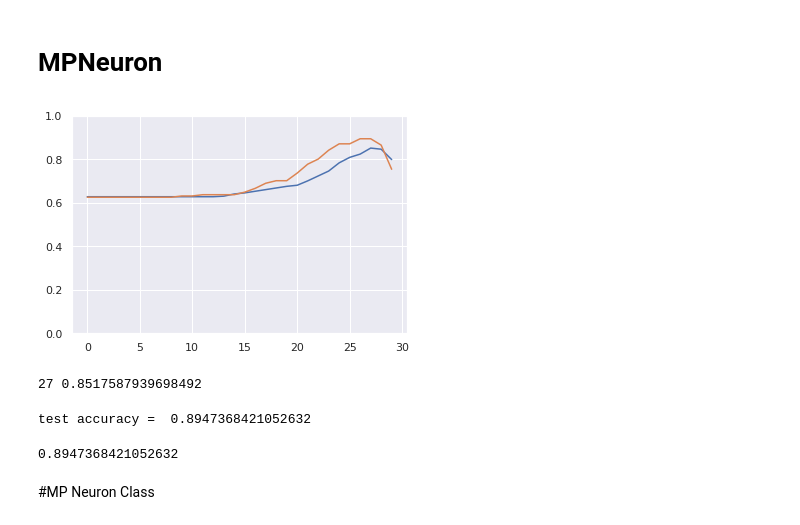
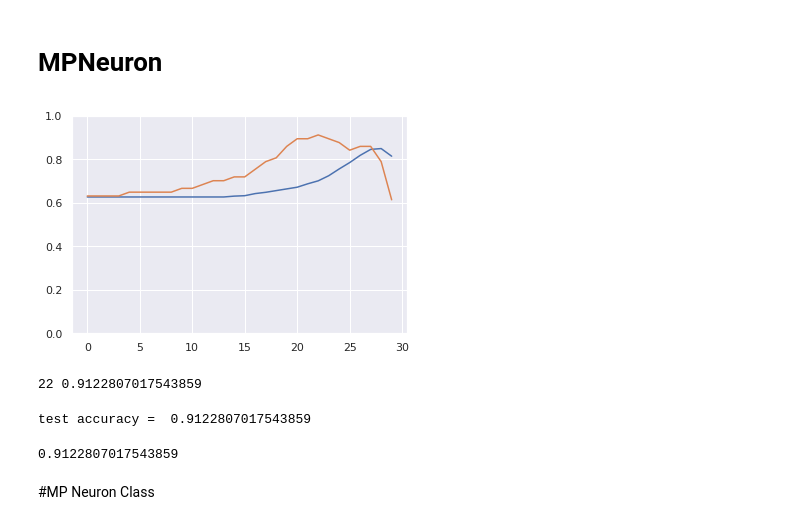
Before and after one commit to championballer/one-fourth-labs-deep-learning, a Jupyter notebook: Lecture 7 - MCP and Perceptron Code/0922_MPNeuronAndPerceptron.ipynb, the cells around one changed output. Saved outputs shown, nothing was run; the diff lists cells and outputs as text; code cells hidden in the pictures.

```diff
--- a/Lecture 7 - MCP and Perceptron Code/0922_MPNeuronAndPerceptron.ipynb
+++ b/Lecture 7 - MCP and Perceptron Code/0922_MPNeuronAndPerceptron.ipynb
@@ -148,7 +148,7 @@ print(y.mean(),y_train.mean(),y_test.mean())
 # %% [markdown]
 To have same split always (so that results are reproducible in future runs of the algorithm), we need to send random state argument, which is also referred to as seed of the splitter. The state doesn't matter.
 # %%
-x_train,x_test,y_train,y_test = train_test_split(x,y,test_size=0.3,stratify=y,random_state=1)
+x_train,x_test,y_train,y_test = train_test_split(x,y,test_size=0.1,stratify=y,random_state=1)
 # %% [markdown]
 # Binarisation of input
 # %%
@@ -201,9 +203,9 @@ x_btest = x_btest.values
 # %%
 from random import randint
 # %%
-y_preds = []
-optimal_b = 0
-max_accuracy = 0
+y_train_preds = []
+optimal_train_b = 0
+max_train_accuracy = 0
 
 train_accuracies = []
 for b in range(x_btrain.shape[1]):
@@ -219,38 +221,42 @@ for b in range(x_btrain.shape[1]):
     max_accuracy = accuracy
     optimal_b = b
   # print(b,accuracy)
+
+y_test_preds = []
+optimal_test_b = 0
+max_test_accuracy = 0
 
 test_accuracies = []
 for b in range(x_btest.shape[1]):
   correct = 0
   for x,y in zip(x_btest,y_test):
     y_pred = (np.sum(x)>=b)
     y_preds.append(y_pred)
     if y_pred==y:
       correct+=1
   accuracy = correct/x_btest.shape[0]
   test_accuracies.append(accuracy)
   if accuracy>max_accuracy:
     max_accuracy = accuracy
     optimal_b = b
   # print(b,accuracy)
 
 
 # fig, axs = plt.subplots(2)
 # fig.suptitle('Training and Testing Accuracies compared')
 # axs[0].plot(list(range(b+1)),train_accuracies)
 # axs[1].plot(list(range(b+1)),test_accuracies)
 
 plt.plot(train_accuracies)
 plt.plot(test_accuracies)
 plt.ylim([0,1])
 plt.show()
 # %% [output]
-[figure, old version]
+[figure, new version]
 # %%
 print(optimal_b, max_accuracy)
 # %% [output]
-27 0.8517587939698492
+22 0.9122807017543859
 # %%
 correct = 0
 y_pred_test = []
@@ -262,7 +268,7 @@ for x,y in zip(x_btest,y_test):
 
 print("test accuracy = ", correct/x_btest.shape[0])
 # %% [output]
-test accuracy =  0.8947368421052632
+test accuracy =  0.9122807017543859
 # %%
 from sklearn.metrics import accuracy_score
 # %%
@@ -270,7 +276,7 @@ accuracy = accuracy_score(y_pred_test,y_test)
 # %%
 accuracy
 # %% [output]
-0.8947368421052632
+0.9122807017543859
 # %% [markdown]
 #MP Neuron Class
 # %%
```
Also changed, not shown: parts of 13 cells of this notebook, 2 other files.
